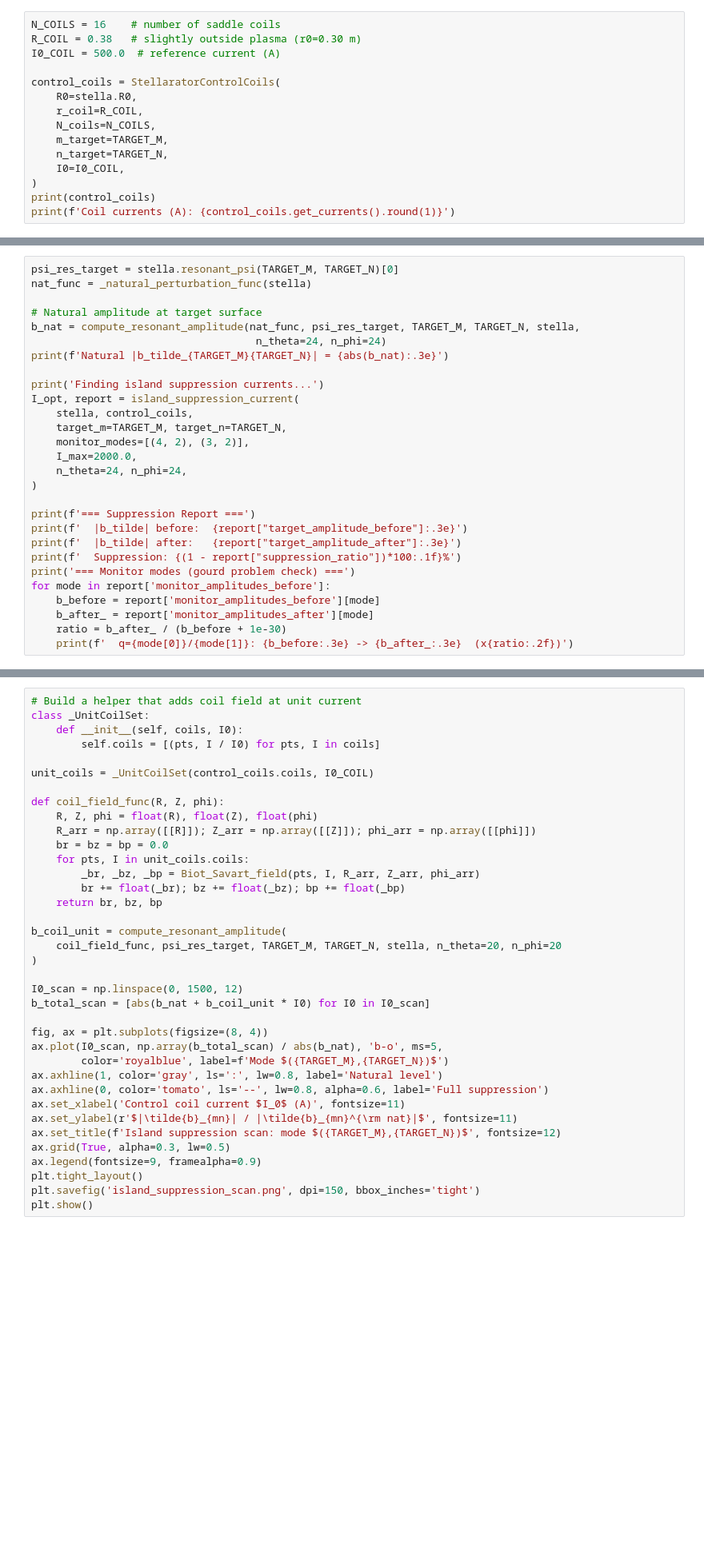
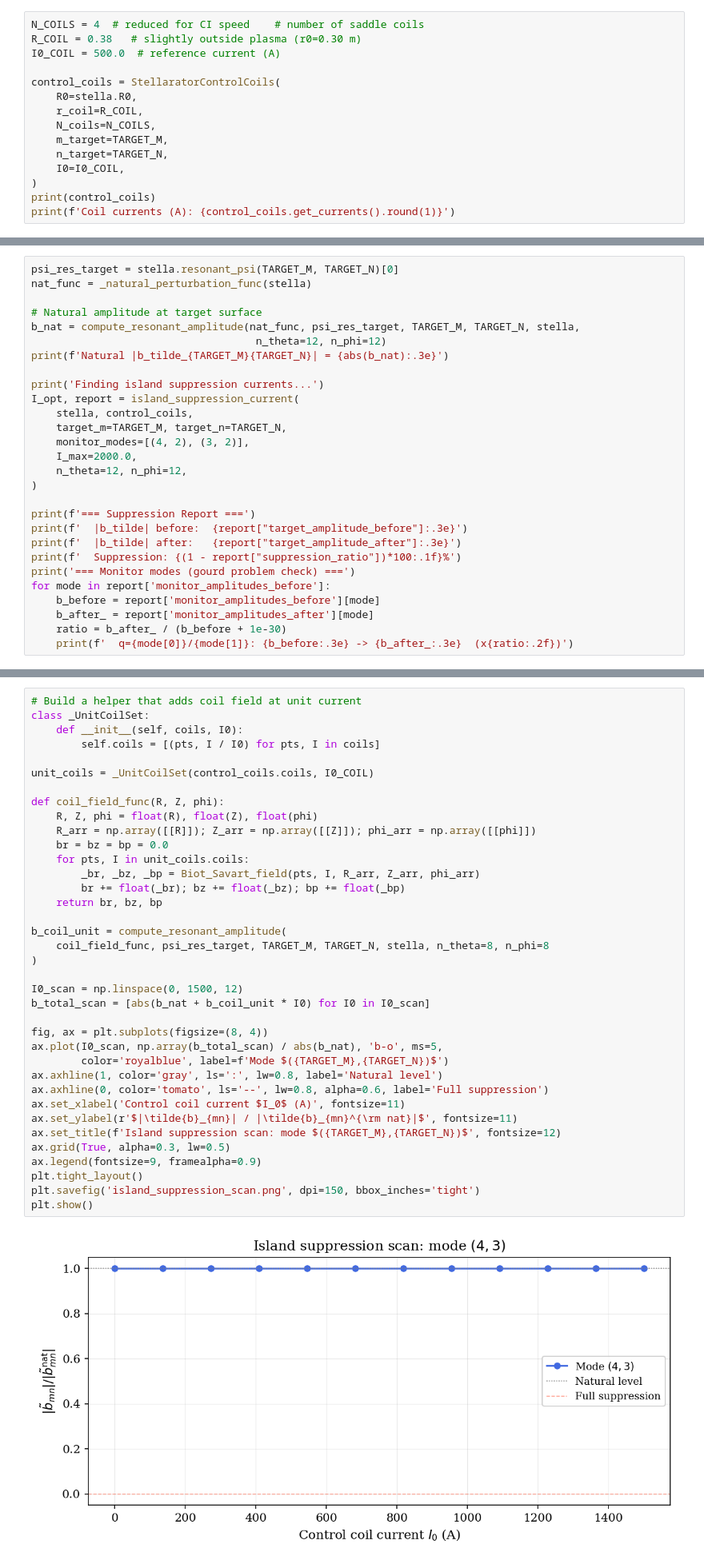
Before and after one commit to WenyinWei/pyna, a Jupyter notebook: notebooks/tutorials/stellarator_island_control.ipynb, the cells around one changed output, grey strips where cells are left out. Shown at 80% size. Saved outputs shown, nothing was run; the diff lists cells and outputs as text; blank space fills up the shorter version.

```diff
--- a/notebooks/tutorials/stellarator_island_control.ipynb
+++ b/notebooks/tutorials/stellarator_island_control.ipynb
@@ -303,7 +324,7 @@ plt.show()
 # %% [markdown]
 ## 3. Create External Control Coils
 # %%
-N_COILS = 16    # number of saddle coils
+N_COILS = 4  # reduced for CI speed    # number of saddle coils
 R_COIL = 0.38   # slightly outside plasma (r0=0.30 m)
 I0_COIL = 500.0  # reference current (A)
 
@@ -325,7 +349,7 @@ nat_func = _natural_perturbation_func(stella)
 
 # Natural amplitude at target surface
 b_nat = compute_resonant_amplitude(nat_func, psi_res_target, TARGET_M, TARGET_N, stella,
-                                    n_theta=24, n_phi=24)
+                                    n_theta=12, n_phi=12)
 print(f'Natural |b_tilde_{TARGET_M}{TARGET_N}| = {abs(b_nat):.3e}')
 
 print('Finding island suppression currents...')
@@ -334,7 +358,7 @@ I_opt, report = island_suppression_current(
     target_m=TARGET_M, target_n=TARGET_N,
     monitor_modes=[(4, 2), (3, 2)],
     I_max=2000.0,
-    n_theta=24, n_phi=24,
+    n_theta=12, n_phi=12,
 )
 
 print(f'=== Suppression Report ===')
@@ -356,34 +390,36 @@ class _UnitCoilSet:
 unit_coils = _UnitCoilSet(control_coils.coils, I0_COIL)
 
 def coil_field_func(R, Z, phi):
     R, Z, phi = float(R), float(Z), float(phi)
     R_arr = np.array([[R]]); Z_arr = np.array([[Z]]); phi_arr = np.array([[phi]])
     br = bz = bp = 0.0
     for pts, I in unit_coils.coils:
         _br, _bz, _bp = Biot_Savart_field(pts, I, R_arr, Z_arr, phi_arr)
         br += float(_br); bz += float(_bz); bp += float(_bp)
     return br, bz, bp
 
 b_coil_unit = compute_resonant_amplitude(
-    coil_field_func, psi_res_target, TARGET_M, TARGET_N, stella, n_theta=20, n_phi=20
+    coil_field_func, psi_res_target, TARGET_M, TARGET_N, stella, n_theta=8, n_phi=8
 )
 
 I0_scan = np.linspace(0, 1500, 12)
 b_total_scan = [abs(b_nat + b_coil_unit * I0) for I0 in I0_scan]
 
 fig, ax = plt.subplots(figsize=(8, 4))
 ax.plot(I0_scan, np.array(b_total_scan) / abs(b_nat), 'b-o', ms=5,
         color='royalblue', label=f'Mode $({TARGET_M},{TARGET_N})$')
 ax.axhline(1, color='gray', ls=':', lw=0.8, label='Natural level')
 ax.axhline(0, color='tomato', ls='--', lw=0.8, alpha=0.6, label='Full suppression')
 ax.set_xlabel('Control coil current $I_0$ (A)', fontsize=11)
 ax.set_ylabel(r'$|\tilde{b}_{mn}| / |\tilde{b}_{mn}^{\rm nat}|$', fontsize=11)
 ax.set_title(f'Island suppression scan: mode $({TARGET_M},{TARGET_N})$', fontsize=12)
 ax.grid(True, alpha=0.3, lw=0.5)
 ax.legend(fontsize=9, framealpha=0.9)
 plt.tight_layout()
 plt.savefig('island_suppression_scan.png', dpi=150, bbox_inches='tight')
 plt.show()
+# %% [output]
+[figure, added]
 # %% [markdown]
 ## 5. Press-Down-Gourd Problem
 
```
Also changed, not shown: parts of 26 cells of this notebook, 10 other files.
